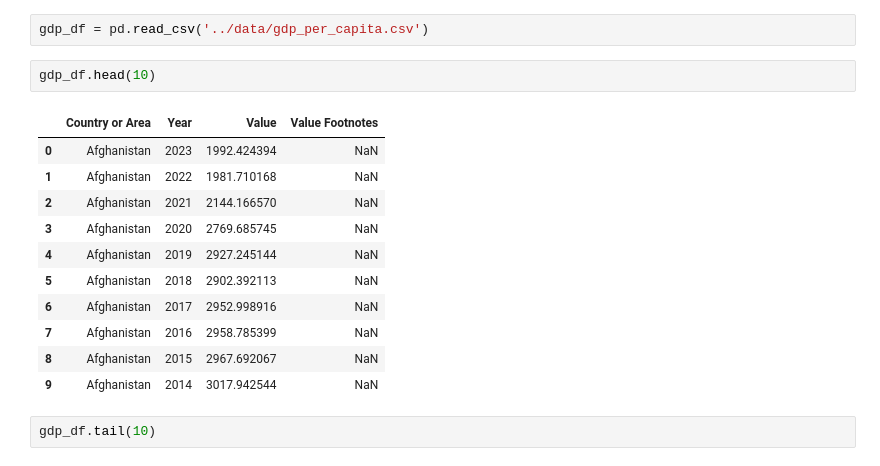
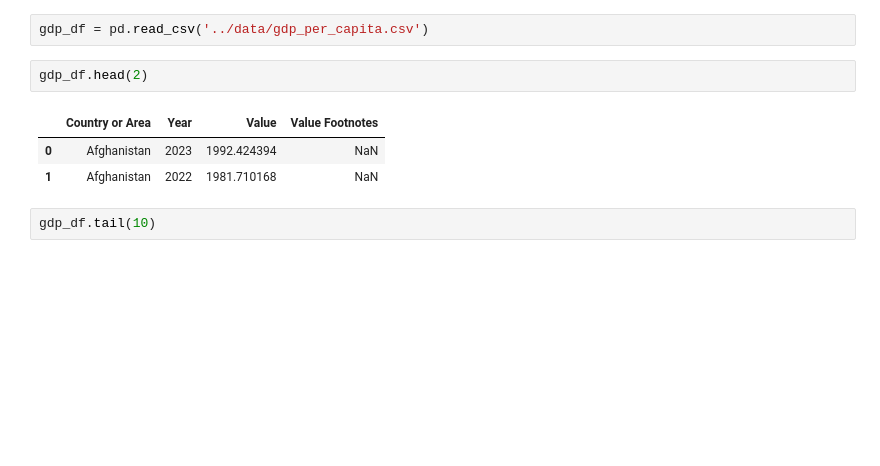
Before and after one commit to nss-data-science-cohort-9/un-exploration-catdgomez, a Jupyter notebook: notebooks/UN_Data_Exploration.ipynb, the cells around one changed output. Drawn from its saved outputs; the diff is of its cells as text; blank space fills up the shorter version.

```diff
--- a/notebooks/UN_Data_Exploration.ipynb
+++ b/notebooks/UN_Data_Exploration.ipynb
@@ -24,19 +26,11 @@ https://www.markdownguide.org/cheat-sheet/n.
 # %%
 gdp_df = pd.read_csv('../data/gdp_per_capita.csv')
 # %%
-gdp_df.head(10)
+gdp_df.head(2)
 # %% [output]
 |  | Country or Area | Year | Value | Value Footnotes |
 | 0 | Afghanistan | 2023 | 1992.424394 | NaN |
 | 1 | Afghanistan | 2022 | 1981.710168 | NaN |
-| 2 | Afghanistan | 2021 | 2144.166570 | NaN |
-| 3 | Afghanistan | 2020 | 2769.685745 | NaN |
-| 4 | Afghanistan | 2019 | 2927.245144 | NaN |
-| 5 | Afghanistan | 2018 | 2902.392113 | NaN |
-| 6 | Afghanistan | 2017 | 2952.998916 | NaN |
-| 7 | Afghanistan | 2016 | 2958.785399 | NaN |
-| 8 | Afghanistan | 2015 | 2967.692067 | NaN |
-| 9 | Afghanistan | 2014 | 3017.942544 | NaN |
 # %%
 gdp_df.tail(10)
 # %% [output]
```
Also changed, not shown: parts of 16 cells of this notebook, 1 other file.
